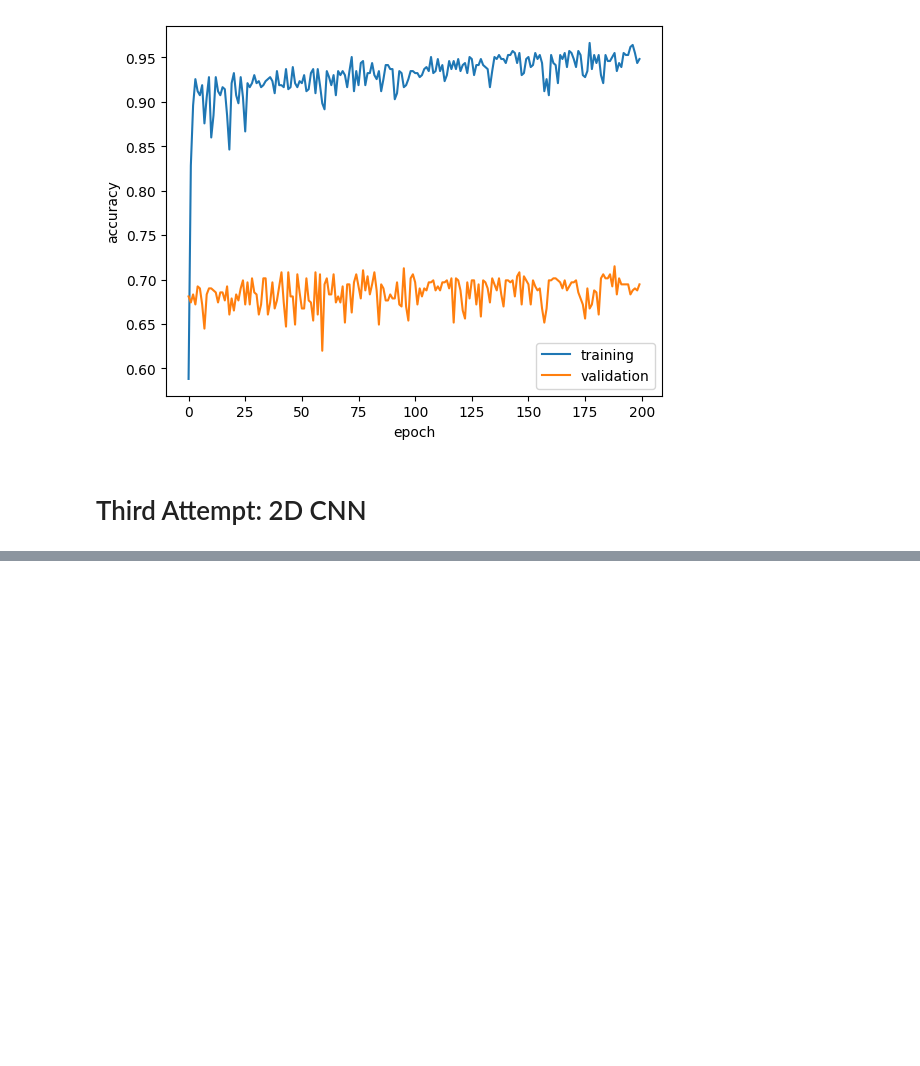
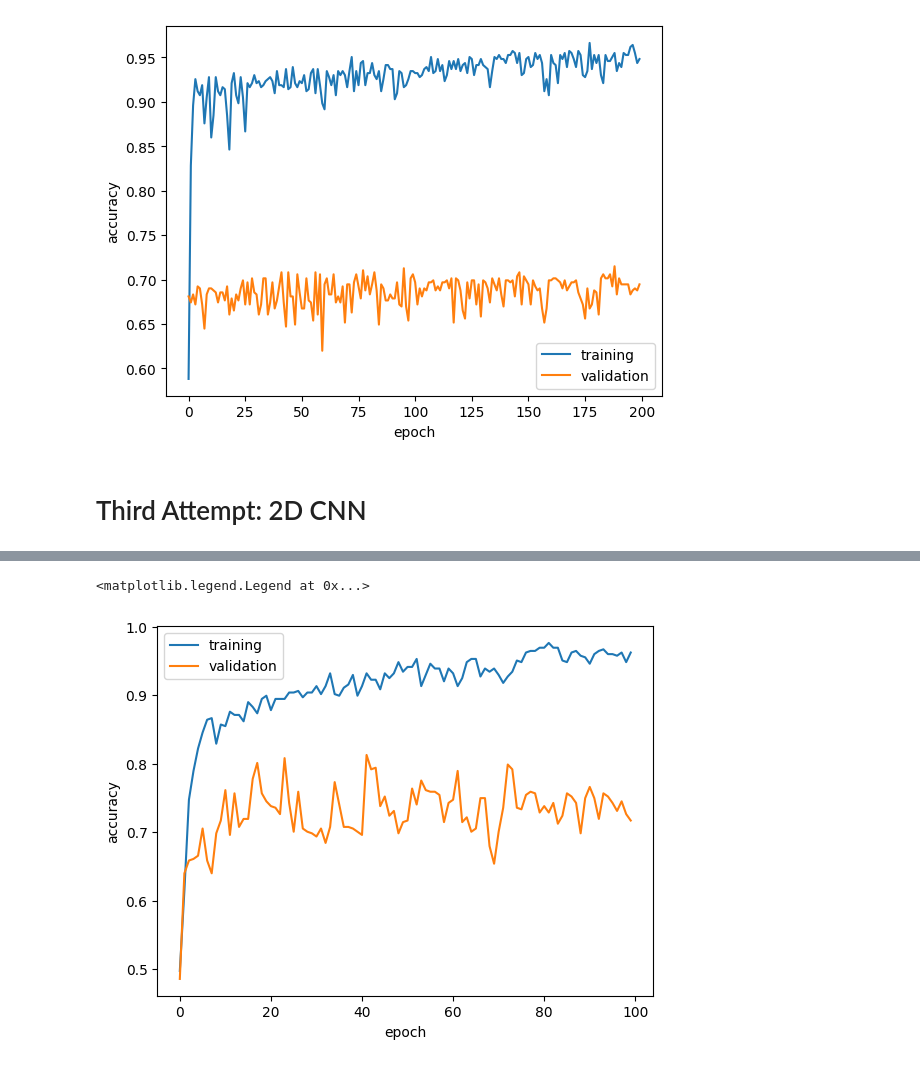
Before and after one commit to Justin-Pascua/PIC16B-Group-E, a Jupyter notebook: Project_Practice_ML.ipynb, the cells around one changed output, grey strips where cells are left out. Cells and saved outputs as stored; diff of their text form; code cells hidden in the pictures; blank space fills up the shorter version.

```diff
--- a/Project_Practice_ML.ipynb
+++ b/Project_Practice_ML.ipynb
@@ -244,21 +244,21 @@ alpha = 0.8   # exponential smoothing parameter
 d = 7         # number of days for prediction
 
 df_train = pd.read_csv('VOO_smooth_0.8.csv', index_col = 0)
-df_val = get_all_features('CMG', '2022-01-01', '2025-01-31', alpha = 0.8, smoothing = False, d = 7)
+df_val = get_all_features('OPK', '2022-01-01', '2025-01-31', alpha = 0.8, smoothing = True, d = 7)
 # %%
 X_training = []
 y_training = []
 X_validation = []
 y_validation = []
 
-for start in range(0, len(df) - 14):
+for start in range(0, len(df_train) - 14):
   end = start + 14
   window = df_train[['Close', 'High', 'Low', 'MACD Value', 'Signal', 'RSI Value', '%K', '%D', '%J', 'Williams %R']].iloc[start: end].to_numpy()
   target = df_train['Target'].iloc[end]
   X_training.append(window)
   y_training.append(target)
 
-for start in range(0, len(df) - 14):
+for start in range(0, len(df_val) - 14):
   end = start + 14
   window = df_val[['Close', 'High', 'Low', 'MACD Value', 'Signal', 'RSI Value', '%K', '%D', '%J', 'Williams %R']].iloc[start: end].to_numpy()
   target = df_val['Target'].iloc[end]
@@ -272,7 +272,7 @@ X_validation = np.array(X_validation, dtype = np.float32)
 y_validation = le.fit_transform(y_validation)
 # %%
 model = models.Sequential([
-    layers.Input((14, 10, 3)),
+    layers.Input((14, 10, 1)),
     layers.Conv2D(32, (7, 10), padding = 'same', activation='relu'),
     layers.MaxPooling2D((2, 2)),
     layers.Conv2D(32, (7, 10), padding = 'same', activation='relu'),
@@ -315,6 +319,6 @@ model.compile(optimizer='adam',
 
 history = model.fit(X_training,
                     y_training,
-                    epochs=20,
+                    epochs=100,
                     validation_data=(X_validation, y_validation))
 # %% [output]
@@ -324,0 +342,8 @@ Exception encountered:
+# %%
+plt.plot(history.history["accuracy"], label = "training")
+plt.plot(history.history["val_accuracy"], label = "validation")
+plt.gca().set(xlabel = "epoch", ylabel = "accuracy")
+plt.legend()
+# %% [output]
+<matplotlib.legend.Legend at 0x...>
+[figure, added]
```
Also changed, not shown: parts of 3 cells of this notebook.
